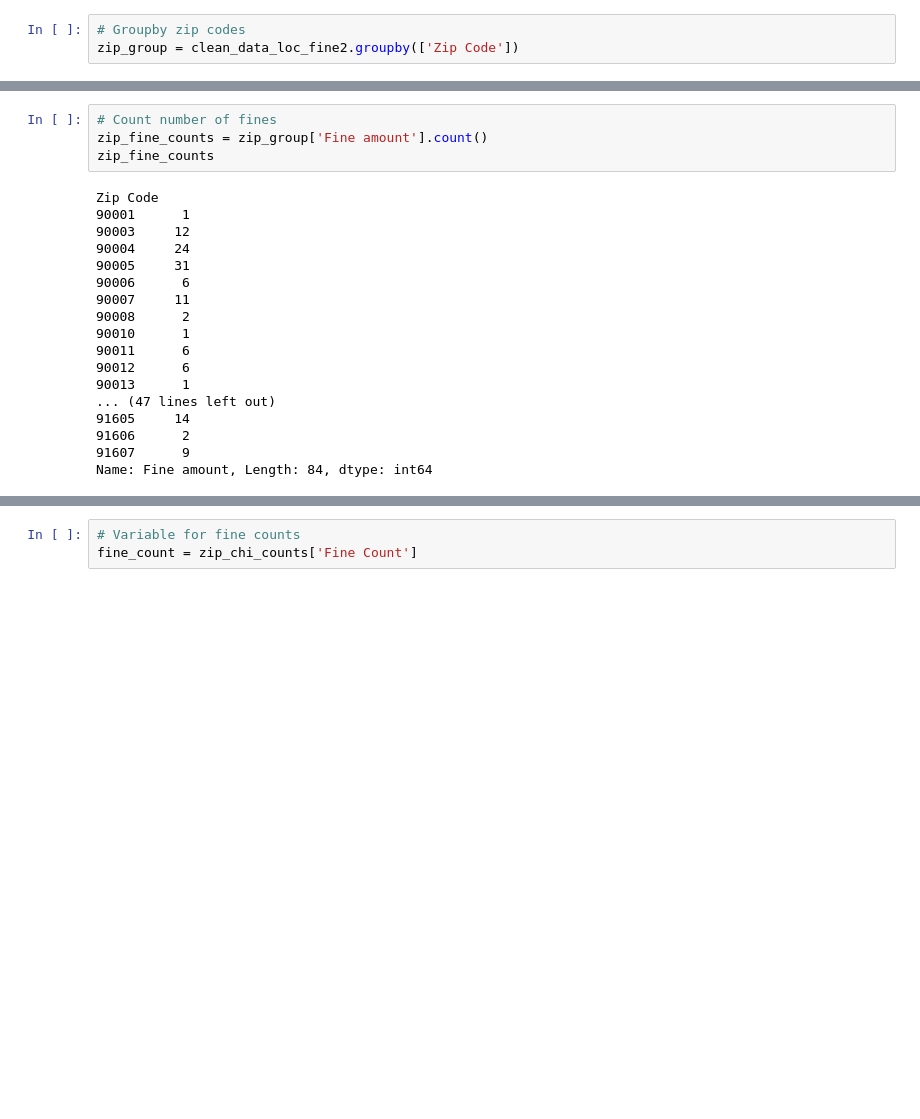
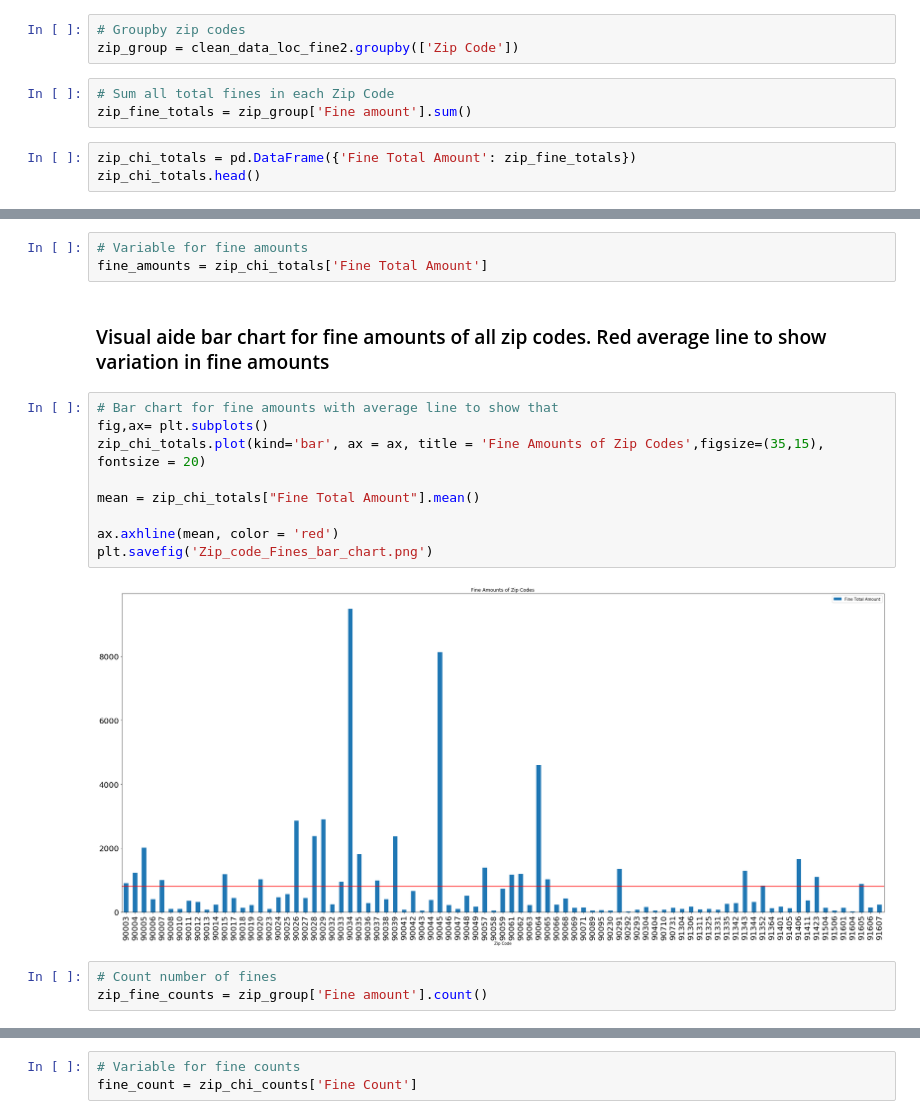
Before and after one commit to usn1485/LAParkingCitations, a Jupyter notebook: LA_HeatMap.ipynb, the cells around one changed output, grey strips where cells are left out. Saved outputs shown, nothing was run; the diff lists cells and outputs as text; blank space fills up the shorter version.

```diff
--- a/LA_HeatMap.ipynb
+++ b/LA_HeatMap.ipynb
@@ -282,3 +282,9 @@ dtype: int64
 # %%
 # Groupby zip codes
 zip_group = clean_data_loc_fine2.groupby(['Zip Code'])
+# %%
+# Sum all total fines in each Zip Code
+zip_fine_totals = zip_group['Fine amount'].sum()
+# %%
+zip_chi_totals = pd.DataFrame({'Fine Total Amount': zip_fine_totals})
+zip_chi_totals.head()
@@ -285,25 +299,22 @@ zip_group = clean_data_loc_fine2.groupby(['Zip Code'])
+# %%
+# Variable for fine amounts
+fine_amounts = zip_chi_totals['Fine Total Amount']
+# %% [markdown]
+### Visual aide bar chart for fine amounts of all zip codes. Red average line to show variation in fine amounts
+# %%
+# Bar chart for fine amounts with average line to show that
+fig,ax= plt.subplots()
+zip_chi_totals.plot(kind='bar', ax = ax, title = 'Fine Amounts of Zip Codes',figsize=(35,15), fontsize = 20)
+
+mean = zip_chi_totals["Fine Total Amount"].mean()
+
+ax.axhline(mean, color = 'red')
+plt.savefig('Zip_code_Fines_bar_chart.png')
+# %% [output]
+[figure, added]
 # %%
 # Count number of fines
 zip_fine_counts = zip_group['Fine amount'].count()
-zip_fine_counts
-# %% [output]
-Zip Code
-90001      1
-90003     12
-90004     24
-90005     31
-90006      6
-90007     11
-90008      2
-90010      1
-90011      6
-90012      6
-90013      1
-... (47 lines left out)
-91605     14
-91606      2
-91607      9
-Name: Fine amount, Length: 84, dtype: int64
 # %%
 # Build a dataframe for fine counts
 zip_chi_counts = pd.DataFrame({'Fine Count': zip_fine_counts})
```
Also changed, not shown: parts of 21 cells of this notebook, 13 other files.
